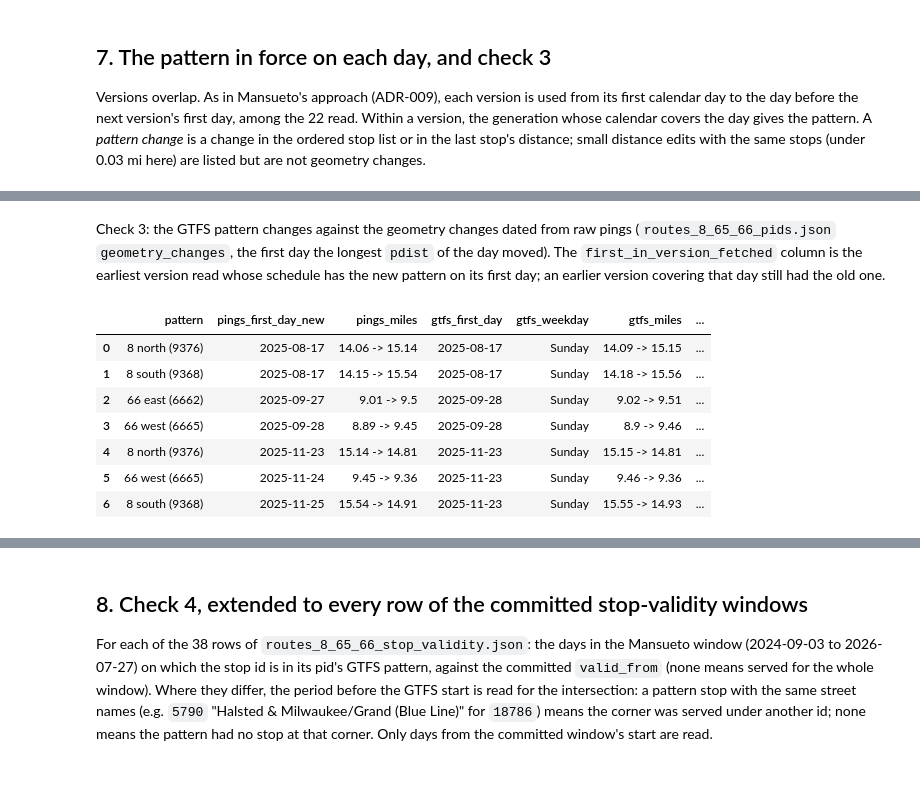
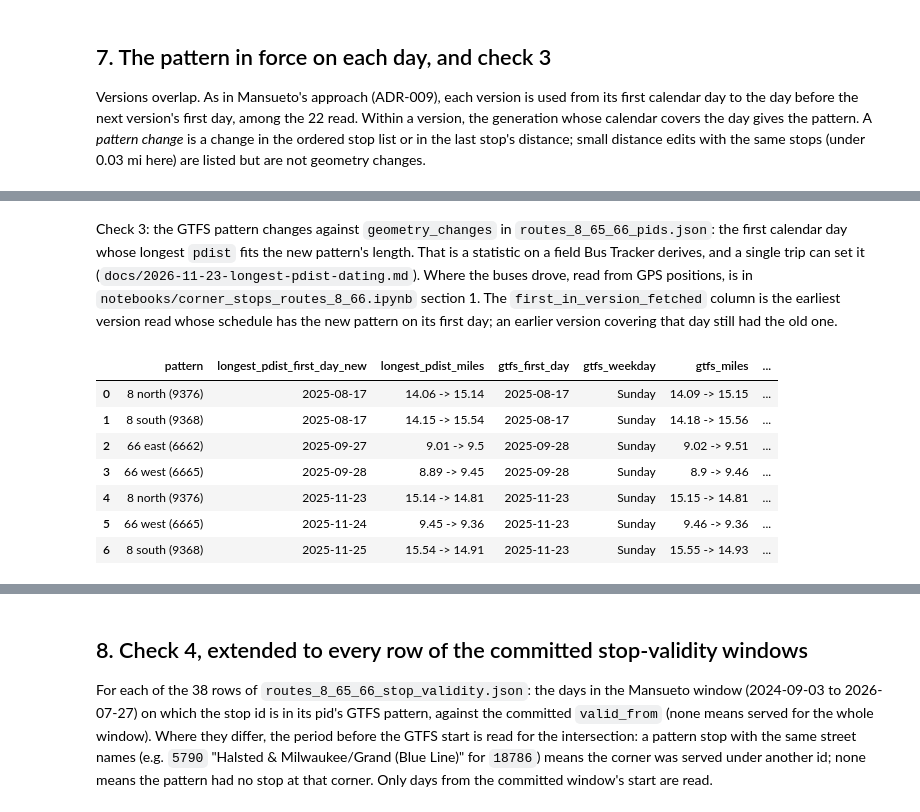
Before and after one commit to Inoueian/cta_bus_analysis, a Jupyter notebook: notebooks/gtfs_history_routes_8_66.ipynb, the cells around one changed output, grey strips where cells are left out. Cells and saved outputs as stored; diff of their text form; code cells hidden in the pictures; blank space fills up the shorter version.

```diff
--- a/notebooks/gtfs_history_routes_8_66.ipynb
+++ b/notebooks/gtfs_history_routes_8_66.ipynb
@@ -530,29 +530,31 @@ every day covered for each pid: 2024-07-08 to 2026-12-31
 | 9 | 2025-12-21 | 2026-03-28 | 67706665 | 70 | 9.36 | same stops, last stop 49,420 -> 4... | 2025-12-19 |
 | 10 | 2026-03-29 | 2026-12-31 | 67806665, 67906665, 68006665, 681... | 70 | 9.36 | same stops, last stop 49,419 -> 4... | 2026-03-26 |
 # %% [markdown]
-Check 3: the GTFS pattern changes against the geometry changes dated from raw pings
-(`routes_8_65_66_pids.json` `geometry_changes`, the first day the longest `pdist` of the day moved). The
+Check 3: the GTFS pattern changes against `geometry_changes` in `routes_8_65_66_pids.json`: the first calendar day
+whose longest `pdist` fits the new pattern's length. That is a statistic on a field Bus Tracker derives, and a single
+trip can set it (`docs/2026-11-23-longest-pdist-dating.md`). Where the buses drove, read from GPS positions, is in
+`notebooks/corner_stops_routes_8_66.ipynb` section 1. The
 `first_in_version_fetched` column is the earliest version read whose schedule has the new pattern on its first day;
 an earlier version covering that day still had the old one.
 # %%
 geo = pd.DataFrame(PID_FILE["geometry_changes"])
 geo = geo[geo["pid"].isin(PIDS)].copy()
 rows = []
 for g in geo.itertuples():
     per = PERIODS[g.pid]
     big = per[(per["miles"] - per["miles"].shift()).abs() >= 0.05]  # geometry changes, not distance edits
     first_new = pd.Timestamp(g.first_day_new)
     k = (big["first"] - first_new).abs().idxmin()
     m = big.loc[k]
-    rows.append({"pattern": PID_LABEL[g.pid], "pings_first_day_new": g.first_day_new, "pings_miles": f"{g.old_miles} -> {g.new_miles}",
+    rows.append({"pattern": PID_LABEL[g.pid], "longest_pdist_first_day_new": g.first_day_new, "longest_pdist_miles": f"{g.old_miles} -> {g.new_miles}",
                  "gtfs_first_day": m["first"].date().isoformat(), "gtfs_weekday": m["first"].day_name(),
-                 "gtfs_miles": f"{per.loc[k - 1, 'miles']} -> {m['miles']}", "gtfs_minus_pings_days": (m["first"] - first_new).days,
+                 "gtfs_miles": f"{per.loc[k - 1, 'miles']} -> {m['miles']}", "gtfs_minus_longest_pdist_days": (m["first"] - first_new).days,
                  "first_in_version_fetched": m["first_in_version_fetched"],
                  "published_days_ahead": (m["first"] - pd.Timestamp(m["first_in_version_fetched"])).days})
-CHECK3 = pd.DataFrame(rows).sort_values(["pings_first_day_new", "pattern"]).reset_index(drop=True)
+CHECK3 = pd.DataFrame(rows).sort_values(["longest_pdist_first_day_new", "pattern"]).reset_index(drop=True)
 display(CHECK3)
 # %% [output]
-|  | pattern | pings_first_day_new | pings_miles | gtfs_first_day | gtfs_weekday | gtfs_miles | ... |
+|  | pattern | longest_pdist_first_day_new | longest_pdist_miles | gtfs_first_day | gtfs_weekday | gtfs_miles | ... |
 | 0 | 8 north (9376) | 2025-08-17 | 14.06 -> 15.14 | 2025-08-17 | Sunday | 14.09 -> 15.15 | ... |
 | 1 | 8 south (9368) | 2025-08-17 | 14.15 -> 15.54 | 2025-08-17 | Sunday | 14.18 -> 15.56 | ... |
 | 2 | 66 east (6662) | 2025-09-27 | 9.01 -> 9.5 | 2025-09-28 | Sunday | 9.02 -> 9.51 | ... |
```
Also changed, not shown: parts of 2 cells of this notebook.
